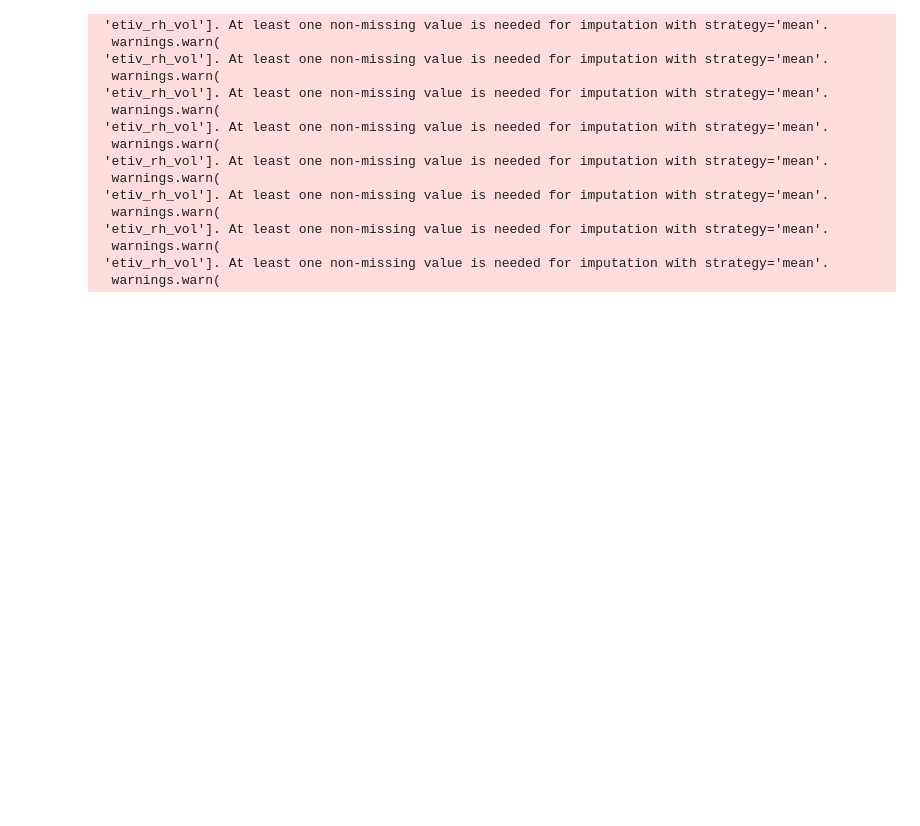
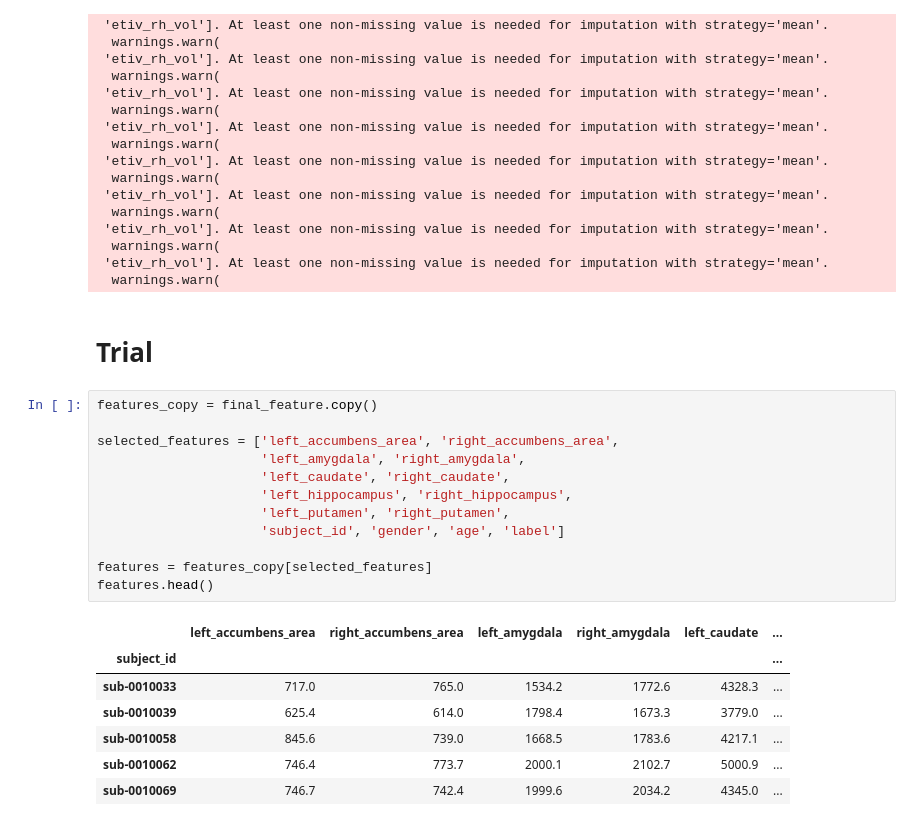
Before and after one commit to stevenang/biomedin260_svm, a Jupyter notebook: simple.ipynb, the cells around one changed output. Drawn from its saved outputs; the diff is of its cells as text; blank space fills up the shorter version.

```diff
--- a/simple.ipynb
+++ b/simple.ipynb
@@ -601,3 +601,25 @@ Fold 10 Accuracy: 1.0000
   warnings.warn(
  'etiv_rh_vol']. At least one non-missing value is needed for imputation with strategy='mean'.
   warnings.warn(
+# %% [markdown]
+# Trial
+# %%
+features_copy = final_feature.copy()
+
+selected_features = ['left_accumbens_area', 'right_accumbens_area',
+                     'left_amygdala', 'right_amygdala',
+                     'left_caudate', 'right_caudate',
+                     'left_hippocampus', 'right_hippocampus',
+                     'left_putamen', 'right_putamen',
+                     'subject_id', 'gender', 'age', 'label']
+
+features = features_copy[selected_features]
+features.head()
+# %% [output]
+|  | left_accumbens_area | right_accumbens_area | left_amygdala | right_amygdala | left_caudate | ... |
+| subject_id |  |  |  |  |  | ... |
+| sub-0010033 | 717.0 | 765.0 | 1534.2 | 1772.6 | 4328.3 | ... |
+| sub-0010039 | 625.4 | 614.0 | 1798.4 | 1673.3 | 3779.0 | ... |
+| sub-0010058 | 845.6 | 739.0 | 1668.5 | 1783.6 | 4217.1 | ... |
+| sub-0010062 | 746.4 | 773.7 | 2000.1 | 2102.7 | 5000.9 | ... |
+| sub-0010069 | 746.7 | 742.4 | 1999.6 | 2034.2 | 4345.0 | ... |
```
Also changed, not shown: parts of 3 cells of this notebook, 1 other file.
